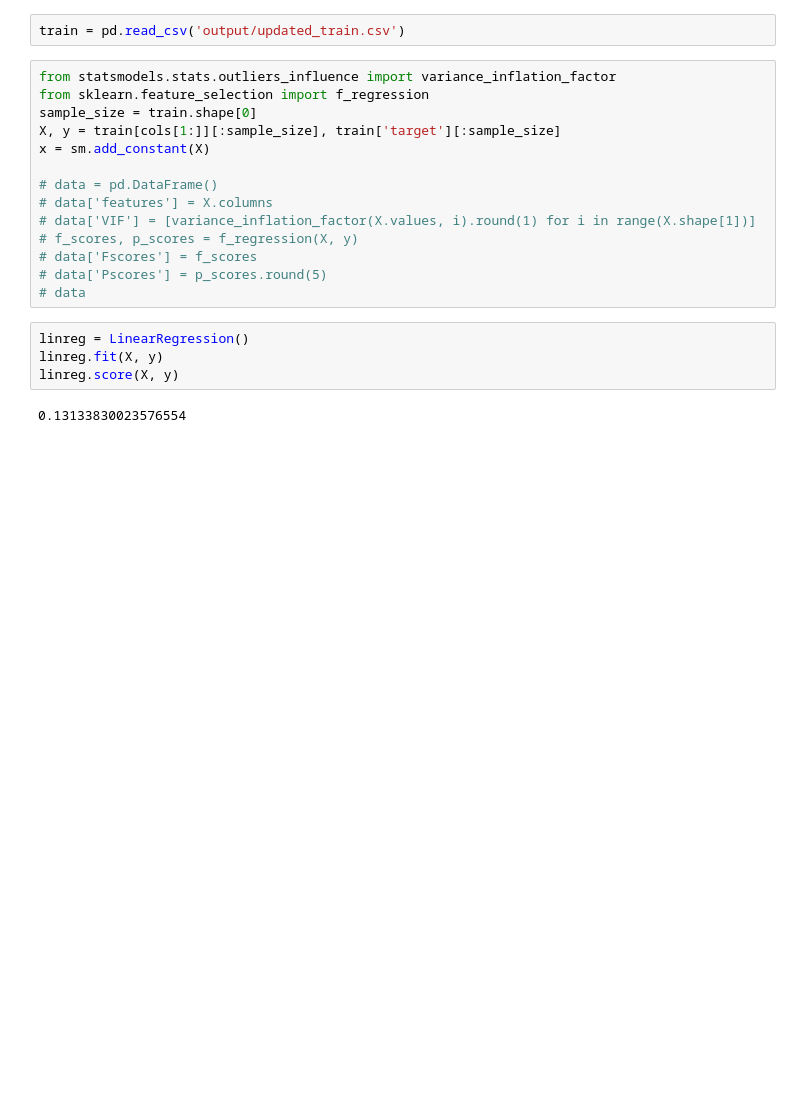
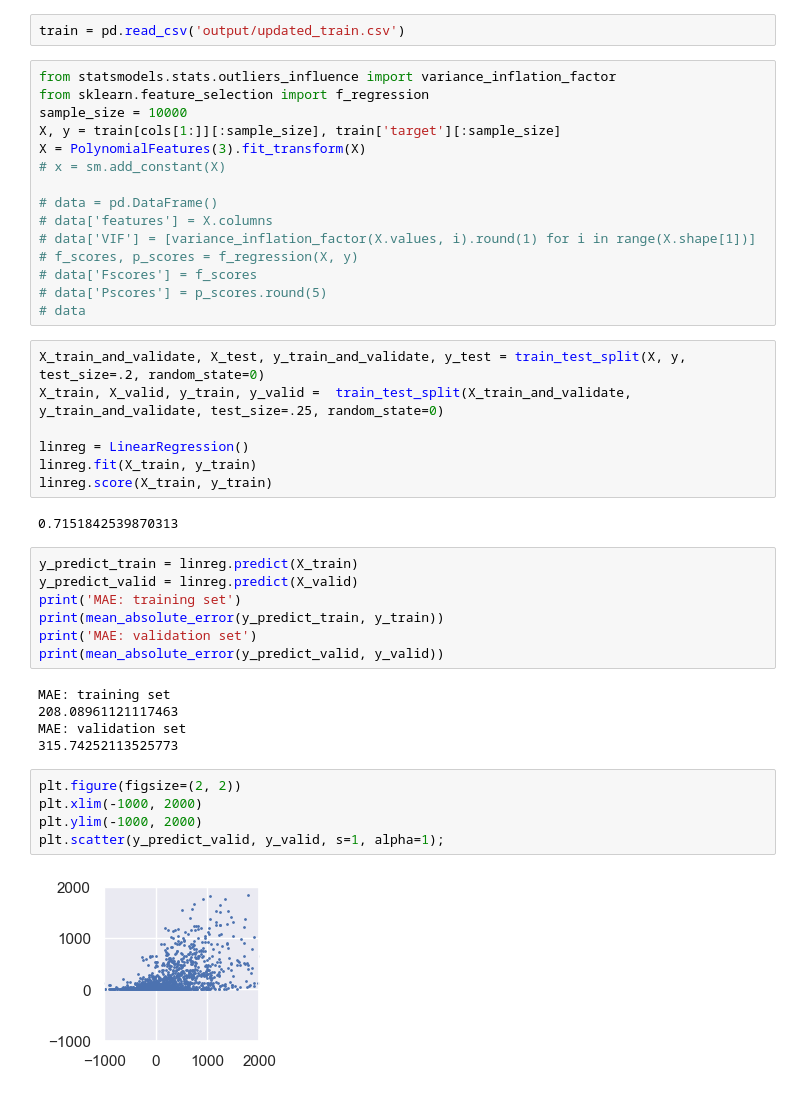
Before and after one commit to ZalmanKelber/kaggle_prosumer, a Jupyter notebook: prosumer2.ipynb, the cells around one changed output. Saved outputs shown, nothing was run; the diff lists cells and outputs as text; blank space fills up the shorter version.

```diff
--- a/prosumer2.ipynb
+++ b/prosumer2.ipynb
@@ -43,9 +43,10 @@ train = pd.read_csv('output/updated_train.csv')
 # %%
 from statsmodels.stats.outliers_influence import variance_inflation_factor
 from sklearn.feature_selection import f_regression
-sample_size = train.shape[0]
+sample_size = 10000
 X, y = train[cols[1:]][:sample_size], train['target'][:sample_size]
-x = sm.add_constant(X)
+X = PolynomialFeatures(3).fit_transform(X)
+# x = sm.add_constant(X)
 
 # data = pd.DataFrame()
 # data['features'] = X.columns
@@ -54,9 +55,31 @@ x = sm.add_constant(X)
 # data['Fscores'] = f_scores
 # data['Pscores'] = p_scores.round(5)
 # data
-# %%
-linreg = LinearRegression()
-linreg.fit(X, y)
-linreg.score(X, y)
-# %% [output]
-0.13133830023576554
+# %%
+X_train_and_validate, X_test, y_train_and_validate, y_test = train_test_split(X, y, test_size=.2, random_state=0)
+X_train, X_valid, y_train, y_valid =  train_test_split(X_train_and_validate, y_train_and_validate, test_size=.25, random_state=0)
+
+linreg = LinearRegression()
+linreg.fit(X_train, y_train)
+linreg.score(X_train, y_train)
+# %% [output]
+0.7151842539870313
+# %%
+y_predict_train = linreg.predict(X_train)
+y_predict_valid = linreg.predict(X_valid)
+print('MAE: training set')
+print(mean_absolute_error(y_predict_train, y_train))
+print('MAE: validation set')
+print(mean_absolute_error(y_predict_valid, y_valid))
+# %% [output]
+MAE: training set
+208.08961121117463
+MAE: validation set
+315.74252113525773
+# %%
+plt.figure(figsize=(2, 2))
+plt.xlim(-1000, 2000)
+plt.ylim(-1000, 2000)
+plt.scatter(y_predict_valid, y_valid, s=1, alpha=1);
+# %% [output]
+[figure, added]
```
Also changed, not shown: parts of 10 cells of this notebook.
